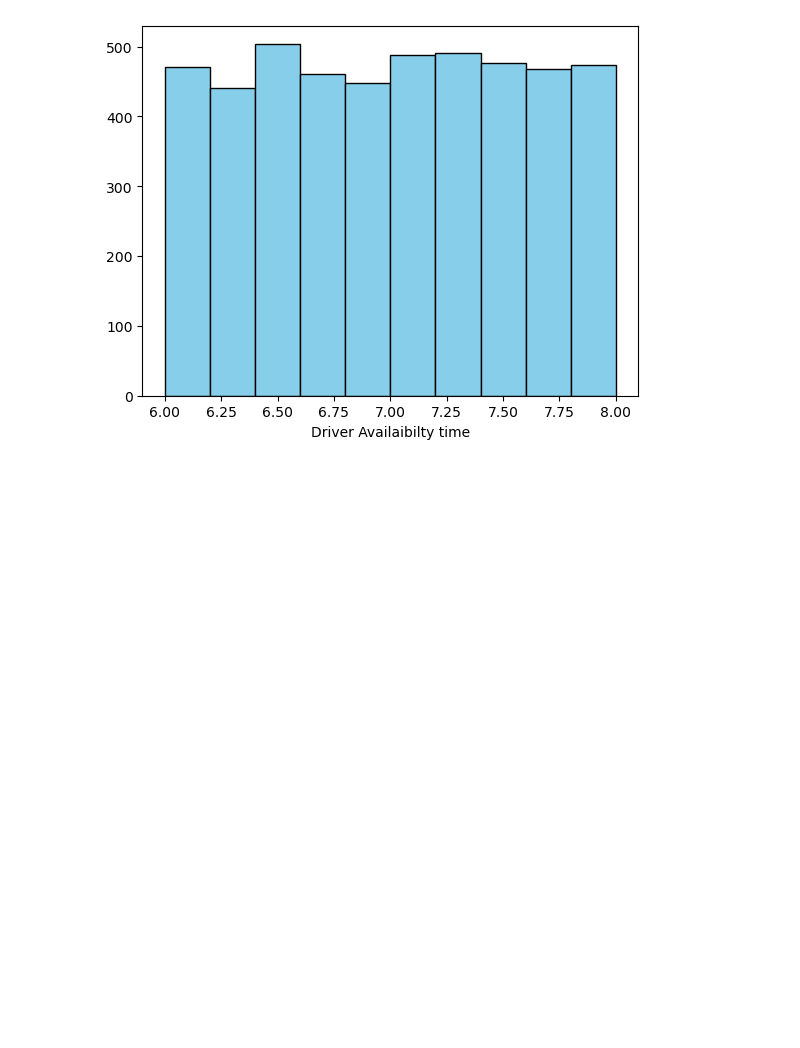
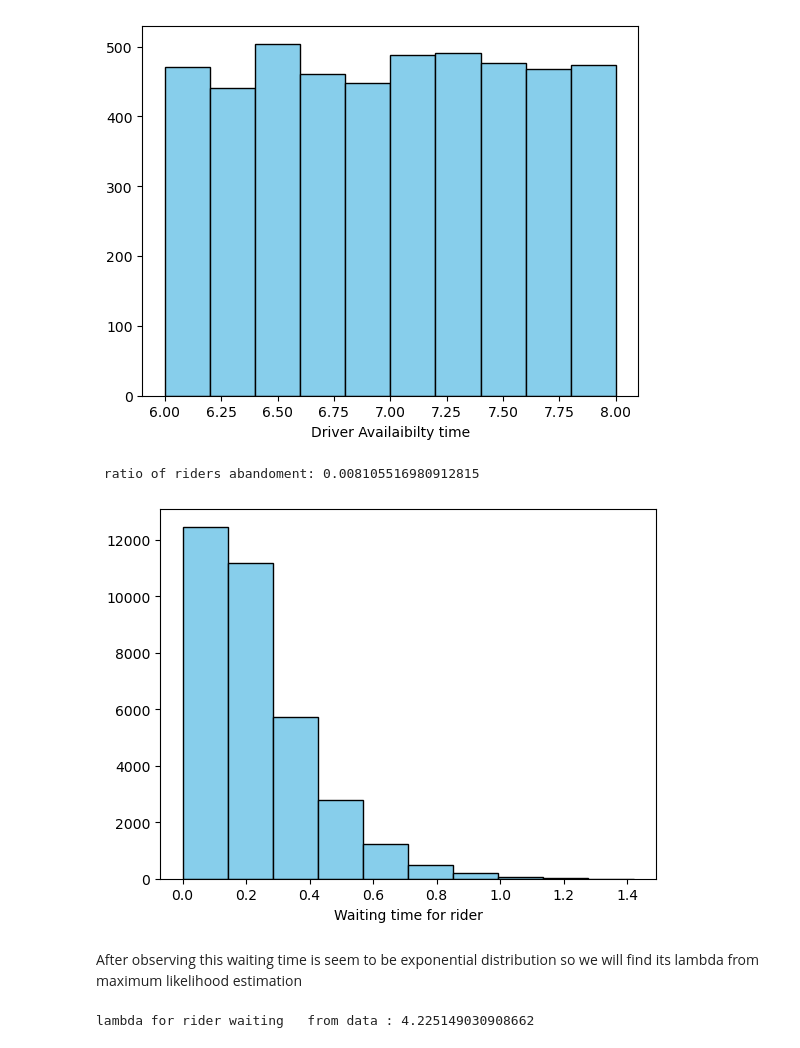
Before and after one commit to fakhruddin-12/Simulation, a Jupyter notebook: data simulate.ipynb, the cells around one changed output. Saved outputs shown, nothing was run; the diff lists cells and outputs as text; code cells hidden in the pictures; blank space fills up the shorter version.

```diff
--- a/data simulate.ipynb
+++ b/data simulate.ipynb
@@ -118,3 +118,28 @@ plt.xlabel('Driver Availaibilty time')
 plt.show()
 # %% [output]
 [figure]
+# %%
+# rate of abandonment
+total_riders=len(riders.status)
+riders_abandoned=sum(riders.status=='abandoned')
+ratio_abandonment=riders_abandoned/total_riders
+print(f' ratio of riders abandoment: {ratio_abandonment}')
+# %% [output]
+ ratio of riders abandoment: 0.008105516980912815
+# %%
+# WAITING TIME DISTRIBUTION FOR RIDER
+riders_suc=riders[riders['status']=='dropped-off']
+waiting_time=riders_suc.pickup_time.values-riders_suc.request_time.values
+plt.hist(waiting_time,bins=10,color="skyblue", edgecolor="black")
+plt.xlabel('Waiting time for rider')
+plt.show()
+# %% [output]
+[figure, added]
+# %% [markdown]
+After observing this waiting time is  seem to be exponential distribution so we will find its lambda  from maximum likelihood estimation
+# %%
+waiting_mean=np.mean(waiting_time)
+lambda_wat=1/waiting_mean
+print(f'lambda for rider waiting   from data : {lambda_wat}')
+# %% [output]
+lambda for rider waiting   from data : 4.225149030908662
```
Also changed, not shown: parts of 10 cells of this notebook.
